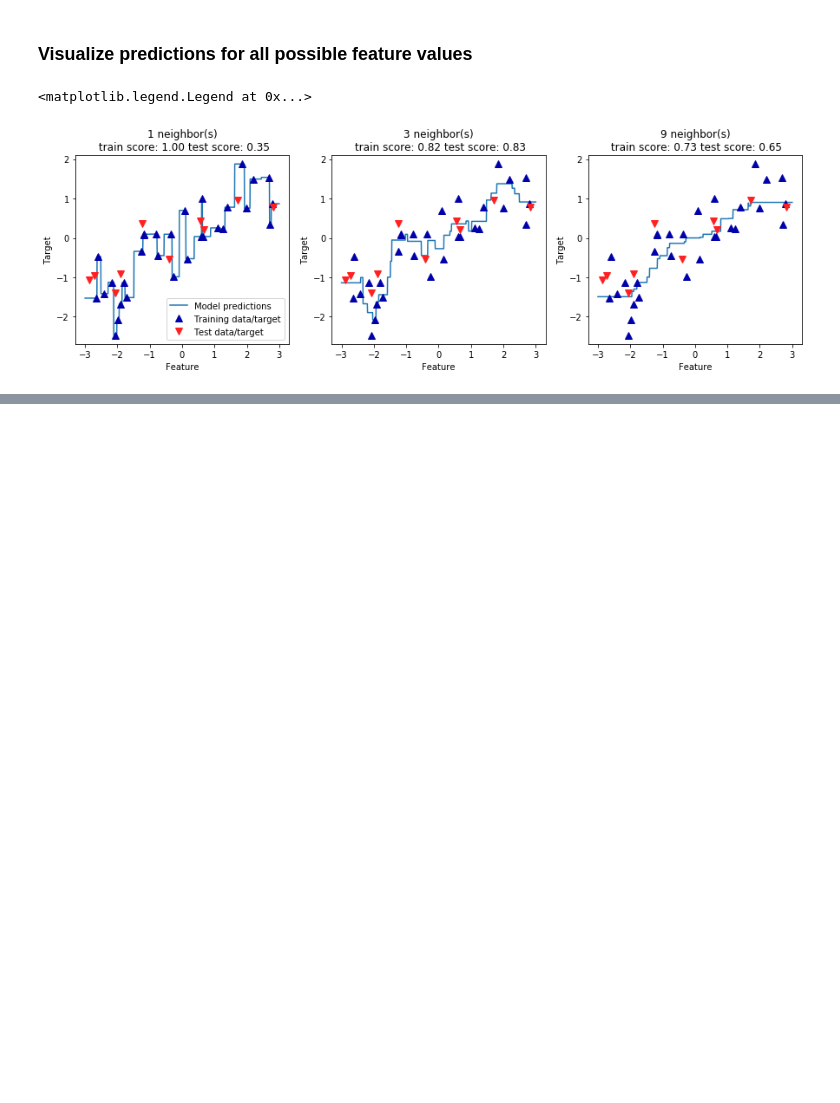
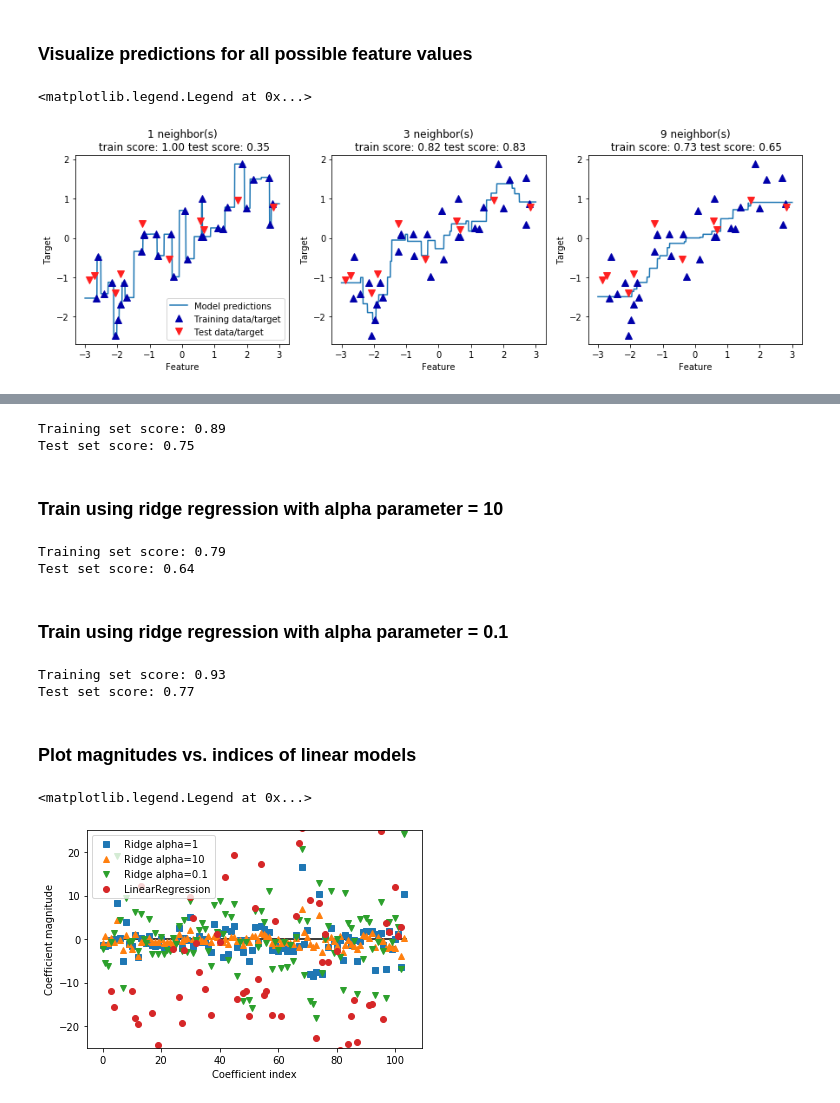
Before and after one commit to valarao/ml-tinkering, a Jupyter notebook: 2-supervised-learning.ipynb, the cells around one changed output, grey strips where cells are left out. Saved outputs shown, nothing was run; the diff lists cells and outputs as text; code cells hidden in the pictures; blank space fills up the shorter version.

```diff
--- a/2-supervised-learning.ipynb
+++ b/2-supervised-learning.ipynb
@@ -264,0 +301,5 @@ axes[0].legend(["Model predictions", "Training data/target",
+# %%
+X, y = mglearn.datasets.load_extended_boston()
+
+X_train, X_test, y_train, y_test = train_test_split(X, y, random_state=0)
+lr = LinearRegression().fit(X_train, y_train)
@@ -264,0 +316,43 @@ axes[0].legend(["Model predictions", "Training data/target",
+# %%
+from sklearn.linear_model import Ridge
+
+ridge = Ridge().fit(X_train, y_train)
+print("Training set score: {:.2f}".format(ridge.score(X_train, y_train)))
+print("Test set score: {:.2f}".format(ridge.score(X_test, y_test)))
+# %% [output]
+Training set score: 0.89
+Test set score: 0.75
+# %% [markdown]
+### Train using ridge regression with alpha parameter = 10
+# %%
+ridge10 = Ridge(alpha=10).fit(X_train, y_train)
+print("Training set score: {:.2f}".format(ridge10.score(X_train, y_train)))
+print("Test set score: {:.2f}".format(ridge10.score(X_test, y_test)))
+# %% [output]
+Training set score: 0.79
+Test set score: 0.64
+# %% [markdown]
+### Train using ridge regression with alpha parameter = 0.1
+# %%
+ridge01 = Ridge(alpha=0.1).fit(X_train, y_train)
+print("Training set score: {:.2f}".format(ridge01.score(X_train, y_train)))
+print("Test set score: {:.2f}".format(ridge01.score(X_test, y_test)))
+# %% [output]
+Training set score: 0.93
+Test set score: 0.77
+# %% [markdown]
+### Plot magnitudes vs. indices of linear models
+# %%
+plt.plot(ridge.coef_, 's', label="Ridge alpha=1")
+plt.plot(ridge10.coef_, '^', label="Ridge alpha=10")
+plt.plot(ridge01.coef_, 'v', label="Ridge alpha=0.1")
+
+plt.plot(lr.coef_, 'o', label="LinearRegression")
+plt.xlabel("Coefficient index")
+plt.ylabel("Coefficient magnitude")
+plt.hlines(0, 0, len(lr.coef_))
+plt.ylim(-25, 25)
+plt.legend()
+# %% [output]
+<matplotlib.legend.Legend at 0x...>
+[figure, added]
```
Also changed, not shown: parts of 45 cells of this notebook.
